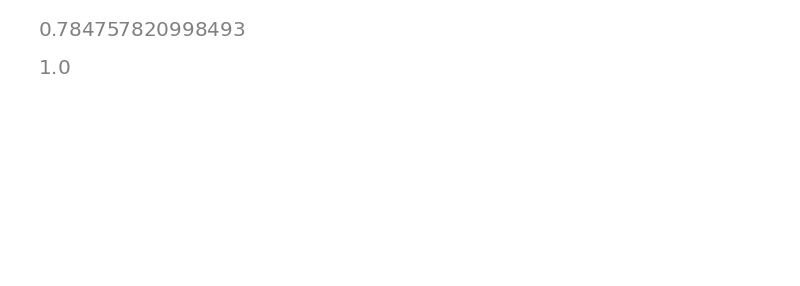
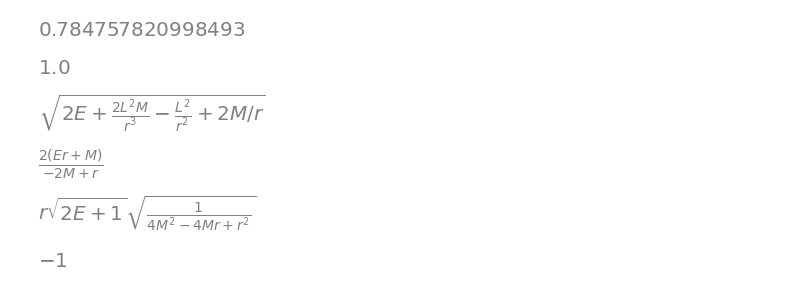
Before and after one commit to MagicMonti/Neutrinos, a Jupyter notebook: code/calculations.ipynb, the cells around one changed output. Saved outputs shown, nothing was run; the diff lists cells and outputs as text; code cells hidden in the pictures; blank space fills up the shorter version.

```diff
--- a/code/calculations.ipynb
+++ b/code/calculations.ipynb
@@ -308,3 +339,21 @@ beta = np.sqrt((alpha-1)/(alpha+2))
 beta
 # %% [output]
 [figure]
+# %%
+u_r = sqrt(2*Energy +  2*M/r - L**2/r**2 + 2*M*L**2/r**3)
+u_r
+# %% [output]
+[figure, added]
+# %%
+simplify((u_r**2 / f + (L/r**2)**2 * r**2).subs(r_s, 2*M))
+# %% [output]
+[figure, added]
+# %%
+u_t = sqrt(1/f + (u_r**2)/f**2 + ((L/r**2)**2 * r**2) / f).subs(r_s, 2*M)
+cancel(simplify(u_t))
+# %% [output]
+[figure, added]
+# %%
+simplify((-u_t**2 * f + u_r**2 / f + (L/r**2)**2 * r**2 ).subs(r_s,2*M))
+# %% [output]
+[figure, added]
```
Also changed, not shown: parts of 29 cells of this notebook.
